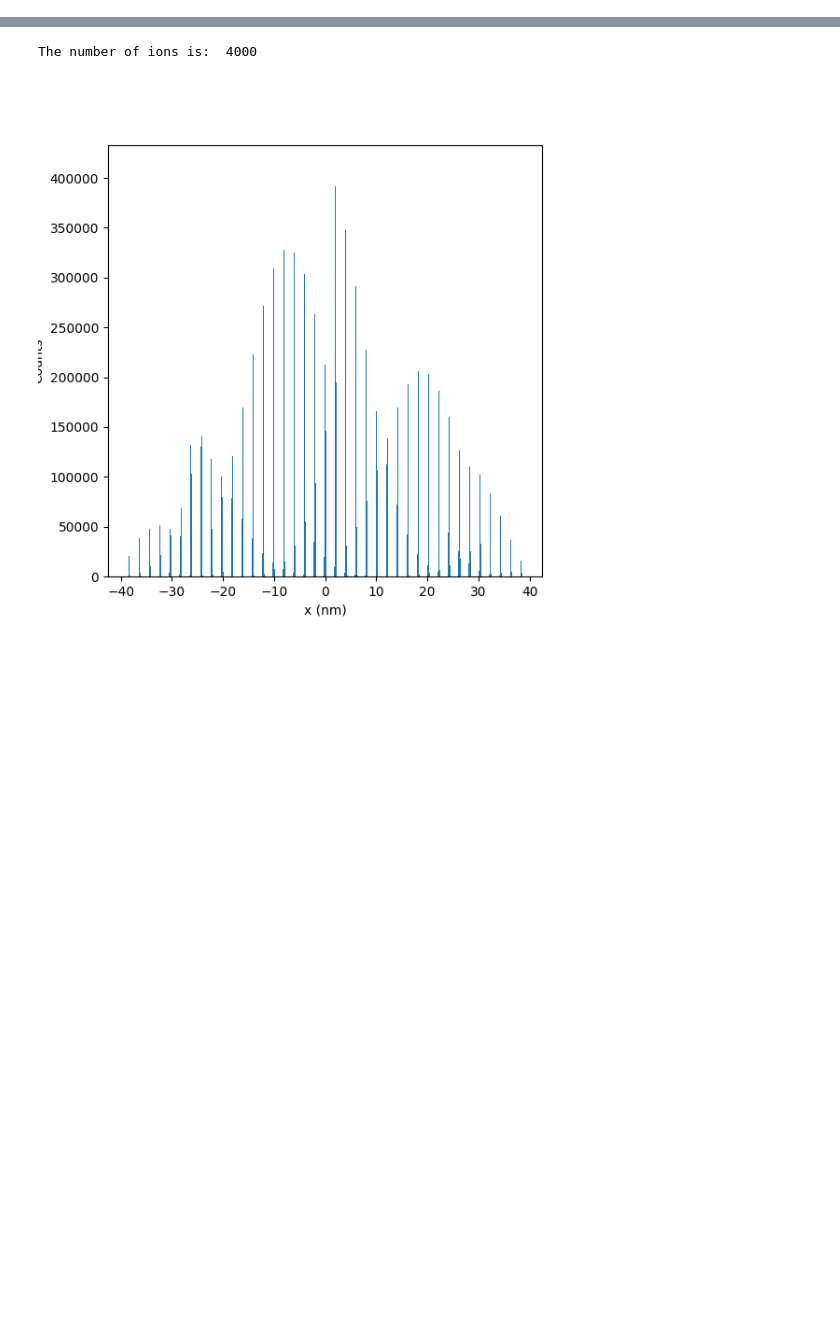
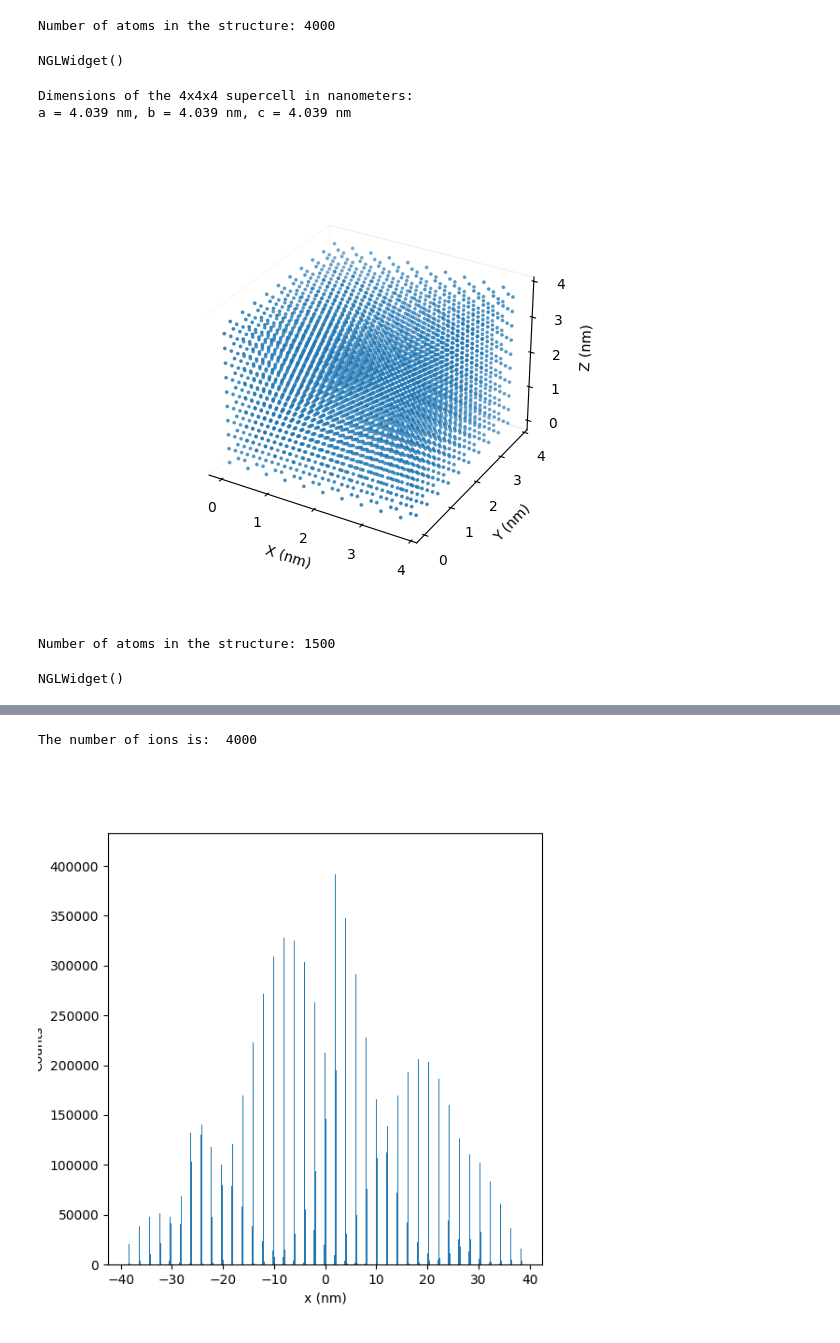
Before and after one commit to mmonajem/pyoxcart, a Jupyter notebook: pyccapt/calibration/tutorials/jupyter_files/sdm_tdf_fft.ipynb, the cells around one changed output, grey strips where cells are left out. Cells and saved outputs as stored; diff of their text form; code cells hidden in the pictures; blank space fills up the shorter version.

Commit message:
pymatgen crystal

```diff
--- a/pyccapt/calibration/tutorials/jupyter_files/sdm_tdf_fft.ipynb
+++ b/pyccapt/calibration/tutorials/jupyter_files/sdm_tdf_fft.ipynb
@@ -58,0 +126,77 @@ plt.show()
+# %%
+structure = Structure.from_file('Al.cif')
+structure.make_supercell(10)
+# Check the number of atoms
+num_atoms = structure.num_sites
+print(f"Number of atoms in the structure: {num_atoms}")
+# Define the noise level in Angstroms (e.g., 0.05 means atoms are shifted by up to 0.05 Å in each direction)
+noise_level = 0.5
+
+# Apply random displacements to each site in the structure
+for site in structure.sites:
+    displacement = np.random.uniform(-noise_level, noise_level, 3)  # Random shift in x, y, z
+    site.coords += displacement
+
+view_ngl = nglview.show_pymatgen(structure)
+view_ngl.display()
+# %% [output]
+Number of atoms in the structure: 4000
+NGLWidget()
+# %%
+structure = Structure.from_file('Al.cif')
+structure = structure.make_supercell(10)
+
+# Get the lattice parameters of the supercell in Ångströms
+a, b, c = structure.lattice.abc  # lengths of lattice vectors in Å
+
+# Convert to nanometers
+a_nm = a * 0.1
+b_nm = b * 0.1
+c_nm = c * 0.1
+
+print(f"Dimensions of the 4x4x4 supercell in nanometers:")
+print(f"a = {a_nm:.3f} nm, b = {b_nm:.3f} nm, c = {c_nm:.3f} nm")
+
+fig = plt.figure()
+ax = fig.add_subplot(111, projection='3d')
+
+coords = structure.cart_coords
+# Plot atomic positions
+ax.scatter(coords[:,0]/10, coords[:,1]/10, coords[:,2]/10, s=3)
+
+# Set axis labels
+ax.set_xlabel('X (nm)')
+ax.set_ylabel('Y (nm)')
+ax.set_zlabel('Z (nm)')
+
+ax.xaxis.pane.fill = False
+ax.yaxis.pane.fill = False
+ax.zaxis.pane.fill = False
+ax.grid(False)
+
+# Show the plot
+plt.show()
+# %% [output]
+Dimensions of the 4x4x4 supercell in nanometers:
+a = 4.039 nm, b = 4.039 nm, c = 4.039 nm
+[figure, added]
+# %%
+structure = Structure.from_file('Al.cif')
+structure.make_supercell([5,5,15])
+# Check the number of atoms
+num_atoms = structure.num_sites
+print(f"Number of atoms in the structure: {num_atoms}")
+# Create an NGLView object
+view_ngl = nglview.show_pymatgen(structure)
+
+# Update atomic positions with noisy coordinates
+# view.update_coordinates(coords)
+
+view_ngl.add_unitcell()
+view_ngl.camera = "perspective"
+# Display the structure
+# view_ngl.control.spin([0, 0, 1], 0)  # Rotation around z-axis
+view_ngl.display()
+# %% [output]
+Number of atoms in the structure: 1500
+NGLWidget()
```
Also changed, not shown: parts of 19 cells of this notebook, 1 other file.
